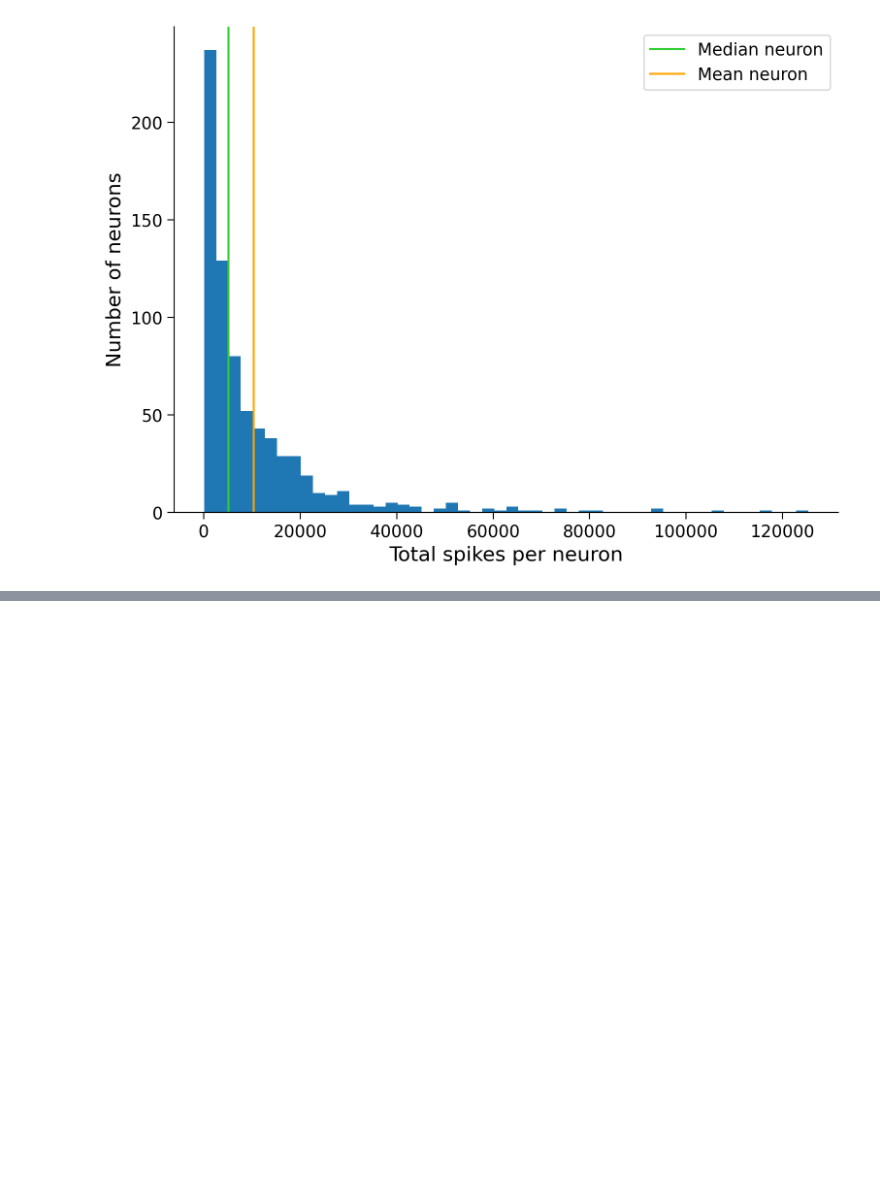
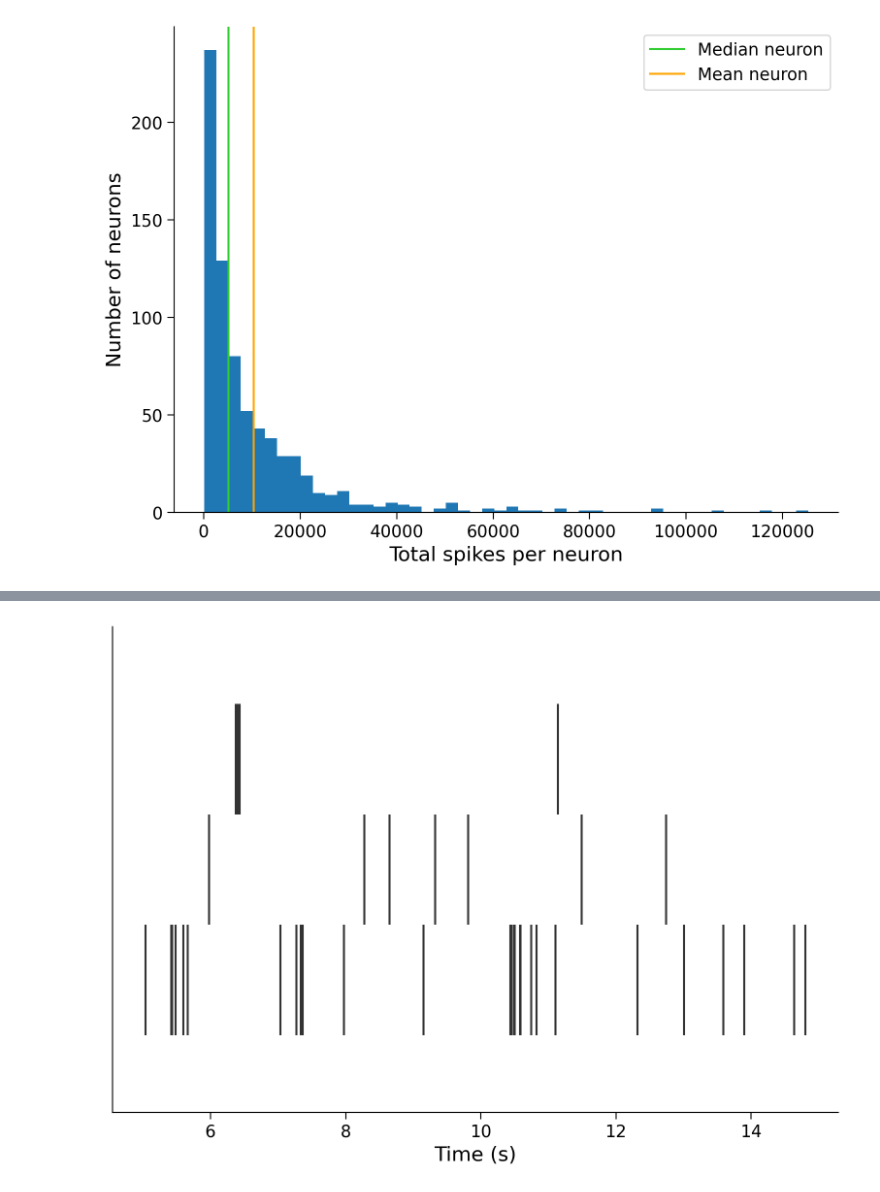
Before and after one commit to ivonnerubio/Neuromatch-Academy-Computational-Neuroscience, a Jupyter notebook: 01 Modeling/00 Model Types/00 What Models.ipynb, the cells around one changed output, grey strips where cells are left out. Cells and saved outputs as stored; diff of their text form; code cells hidden in the pictures; blank space fills up the shorter version.

```diff
--- a/Statistics/Model Types.ipynb
+++ b/01 Modeling/00 Model Types/00 What Models.ipynb
@@ -127,0 +143,7 @@ internal_spike_times = restrict_spike_times(spike_times, t_interval)
+# %%
+neuro_idx = [1,11,51]
+plt.eventplot(interval_spike_times[neuro_idx], color=".2")
+plt.xlabel("Time (s)")
+plt.yticks([]);
+# %% [output]
+[figure, added]
```
Also changed, not shown: parts of 7 cells of this notebook, 1 other file.
